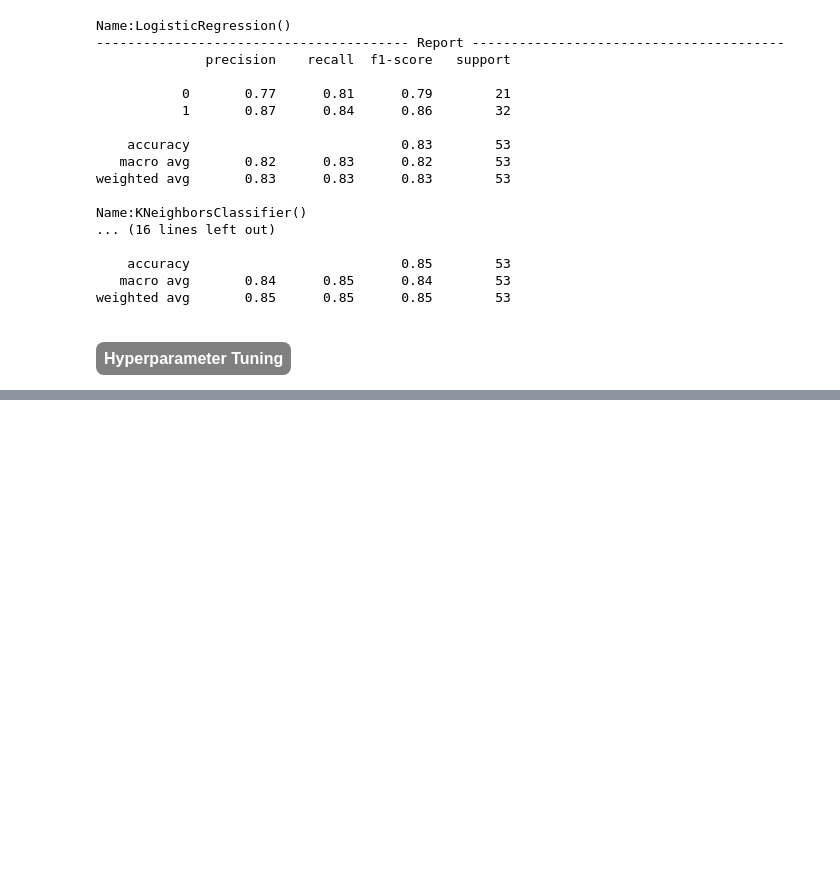
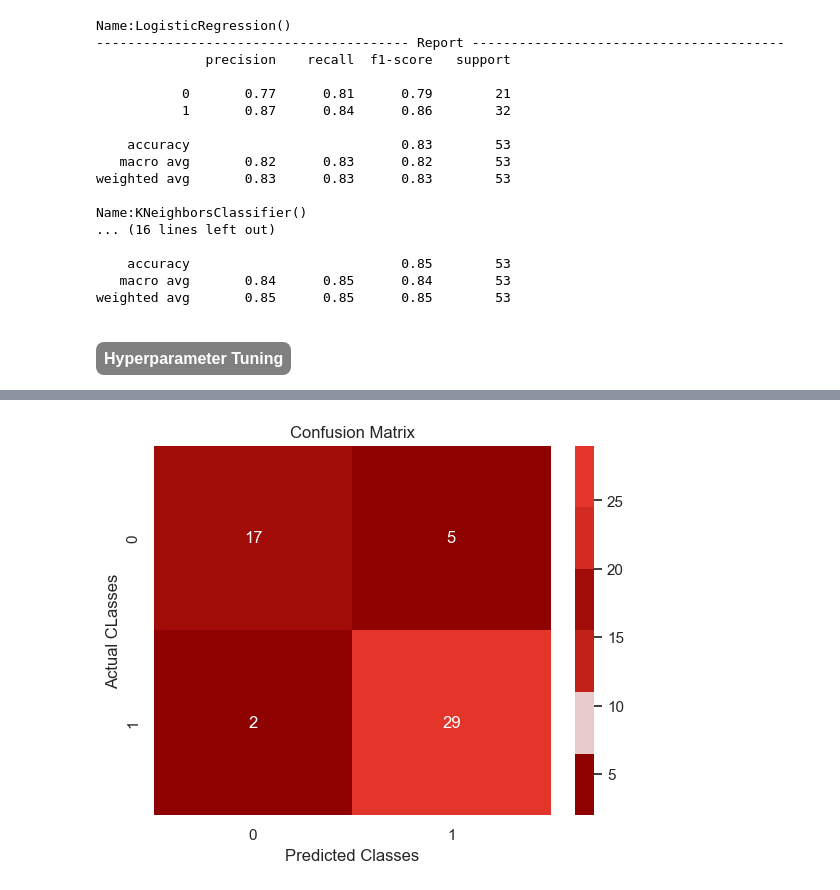
Before and after one commit to mideyolu/Heart-Disease-Prediction, a Jupyter notebook: notebook/notebook.ipynb, the cells around one changed output, grey strips where cells are left out. Saved outputs shown, nothing was run; the diff lists cells and outputs as text; code cells hidden in the pictures; blank space fills up the shorter version.

```diff
--- a/notebook/notebook.ipynb
+++ b/notebook/notebook.ipynb
@@ -445,7 +446,7 @@ encode_map ={
     'Resting_Electrocardiographic': {'Normal':0, 'Abnormal':1, 'Left Ventricular Hypertrophy':2},
     'Exercise_Angina': {'No':0,'Yes': 1},
     'Slope': {'Downsloping':0, 'Upsloping':1, 'Flat':2},
-    'Thalassemia': {'Normal':1, 'Fixed Defect':2, 'Reversible Defect':3},
+    'Thalassemia': {'Reversible Defect':1, 'Fixed Defect':2, 'Normal':3},
     'Target': {'No': 0, 'Yes': 1}
 }
 
@@ -556,7 +573,7 @@ weighted avg       0.85      0.85      0.85        53
 #### <b> <a id='10' style='font-size:16px; background-color:gray; color:white; padding: 0.5rem; border-radius:0.5rem'> Hyperparameter Tuning</a><b>
 # %%
 param_grid = {
-    'n_neighbors': list(range(1, 50, 2)),
+    'n_neighbors': list(range(1, 50, 12)),
     'weights': ['uniform', 'distance'],
     'p': [1, 2]
 }
@@ -568,7 +585,7 @@ knn = KNeighborsClassifier()
 kfold = KFold(n_splits=5, shuffle=True, random_state=42)
 
 # Create a RandomizedSearchCV object
-random_search = RandomizedSearchCV(knn, param_distributions=param_grid, n_iter=20, scoring='accuracy', cv=kfold, random_state=42)
+random_search = RandomizedSearchCV(knn, param_distributions=param_grid, n_iter=30, scoring='accuracy', cv=kfold, random_state=42)
 
 # Fit the RandomizedSearchCV object to the data
 random_search.fit(X_train, y_train)
@@ -607,0 +630,14 @@ weighted avg       0.89      0.89      0.89        53
+# %%
+#confusion matrix
+matrix = confusion_matrix(y_test, y_pred)
+
+#plotting the matrix
+
+sns.heatmap(matrix, annot=True, cmap=colors, fmt='g')
+plt.xlabel('Predicted Classes')
+plt.ylabel('Actual CLasses')
+plt.title('Confusion Matrix')
+
+plt.show()
+# %% [output]
+[figure, added]
```
Also changed, not shown: parts of 25 cells of this notebook, 1 other file.
